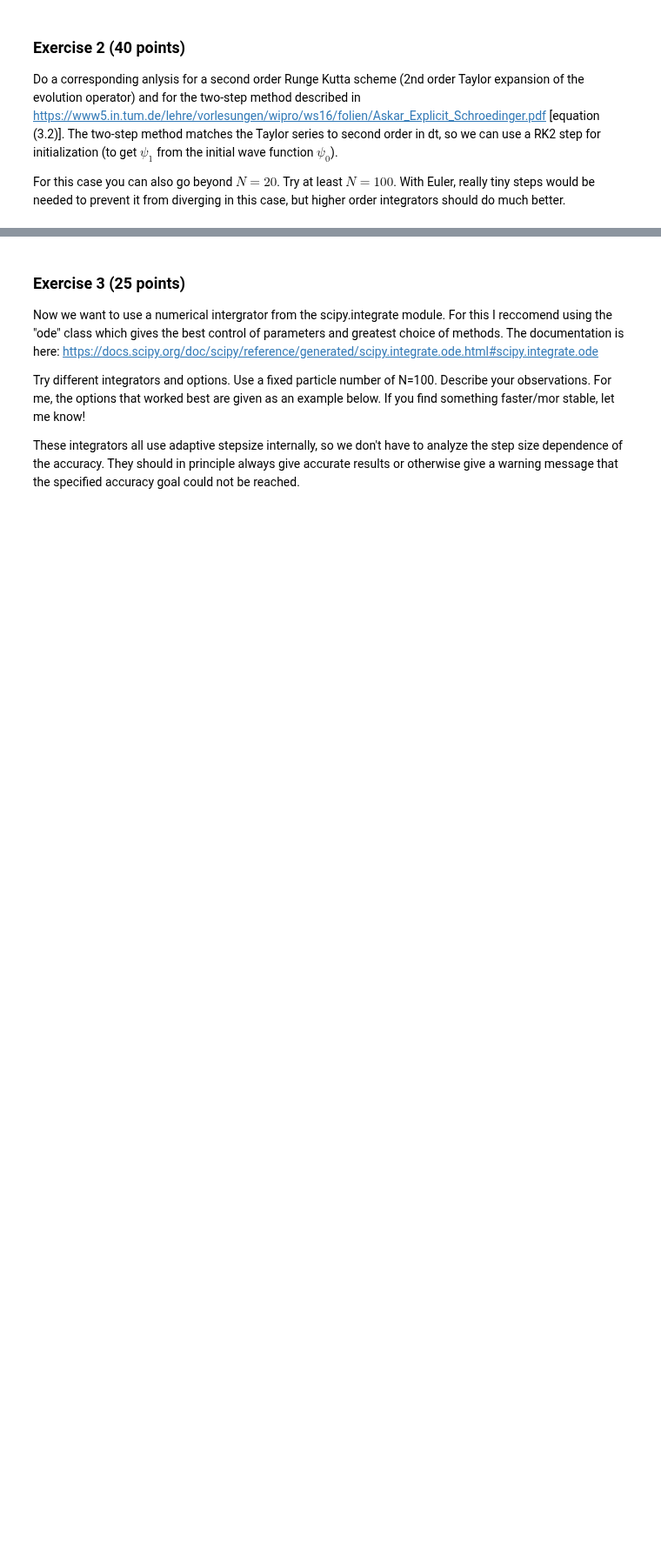
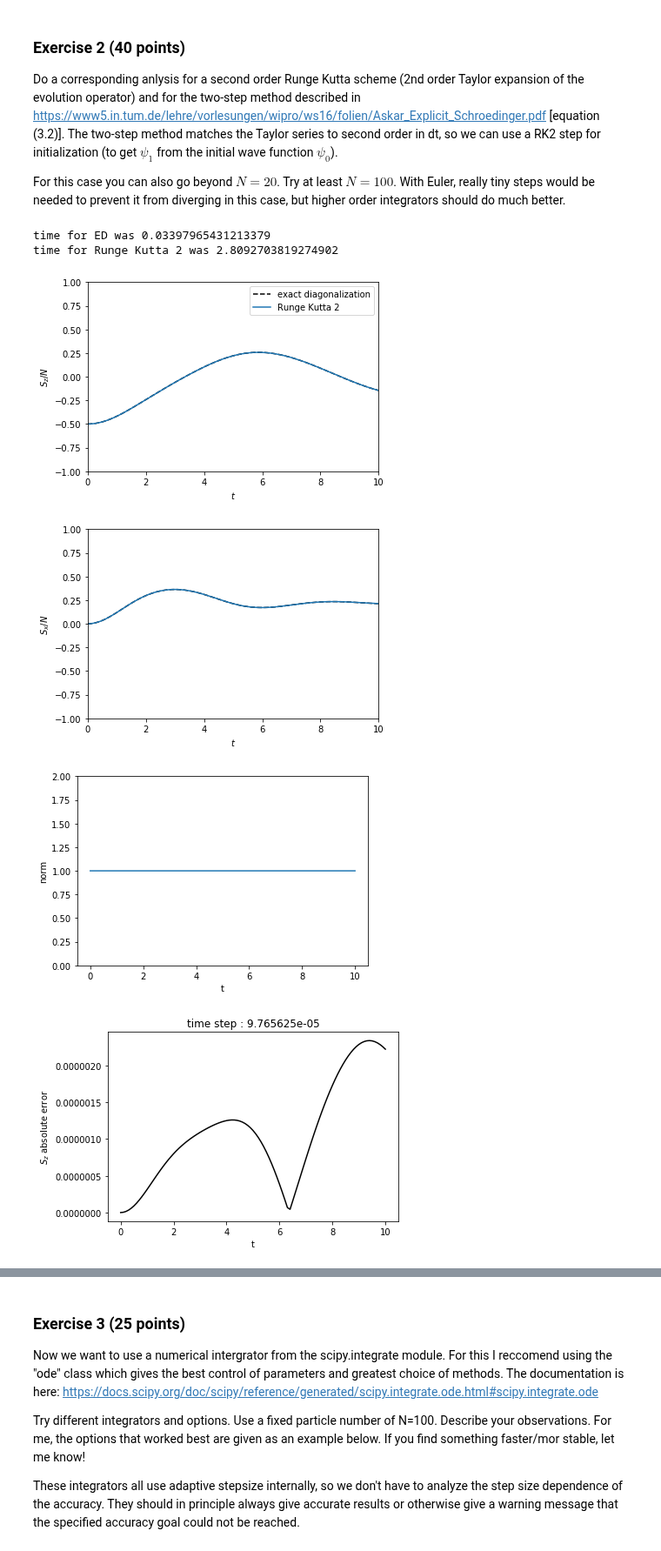
Before and after one commit to ml4cdeca/ComputationalQuantumDynamics, a Jupyter notebook: blatt5/exercise5.ipynb, the cells around one changed output, grey strips where cells are left out. Shown at 87% size. Saved outputs shown, nothing was run; the diff lists cells and outputs as text; code cells hidden in the pictures; blank space fills up the shorter version.

```diff
--- a/blatt5/exercise5.ipynb
+++ b/blatt5/exercise5.ipynb
@@ -270,3 +367,12 @@ Do a corresponding anlysis for a second order Runge Kutta scheme (2nd order Tayl
 [equation (3.2)]. The two-step method matches the Taylor series to second order in dt, so we can use a RK2 step for initialization (to get $\psi_1$ from the initial wave function $\psi_0$).
 
 For this case you can also go beyond $N=20$. Try at least $N=100$. With Euler, really tiny steps would be needed to prevent it from diverging in this case, but higher order integrators should do much better.
+# %%
+operation(20,0.002,Runge_Kutta2,'Runge Kutta 2')
+# %% [output]
+time for ED was 0.03397965431213379
+time for Runge Kutta 2 was 2.8092703819274902
+[figure, added]
+[figure, added]
+[figure, added]
+[figure, added]
```
Also changed, not shown: parts of 21 cells of this notebook.
